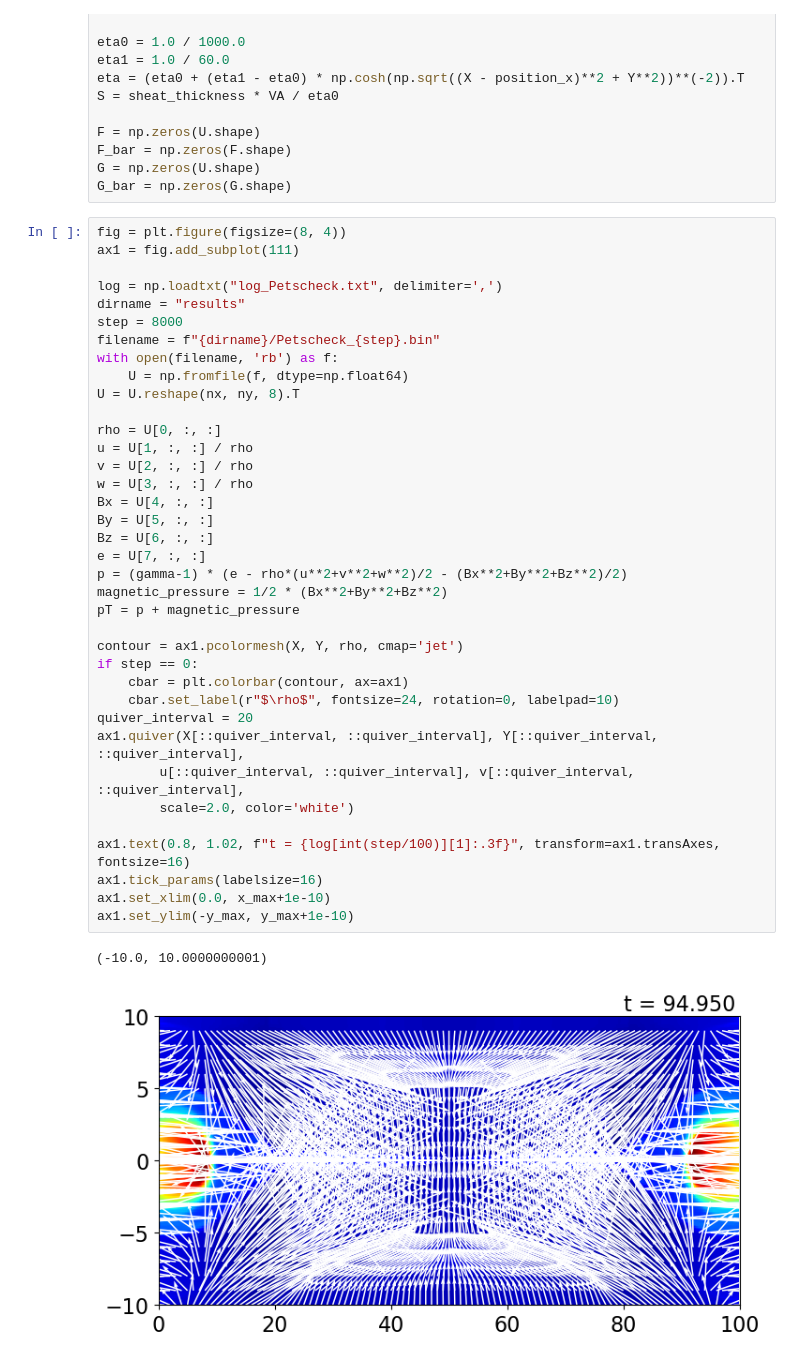
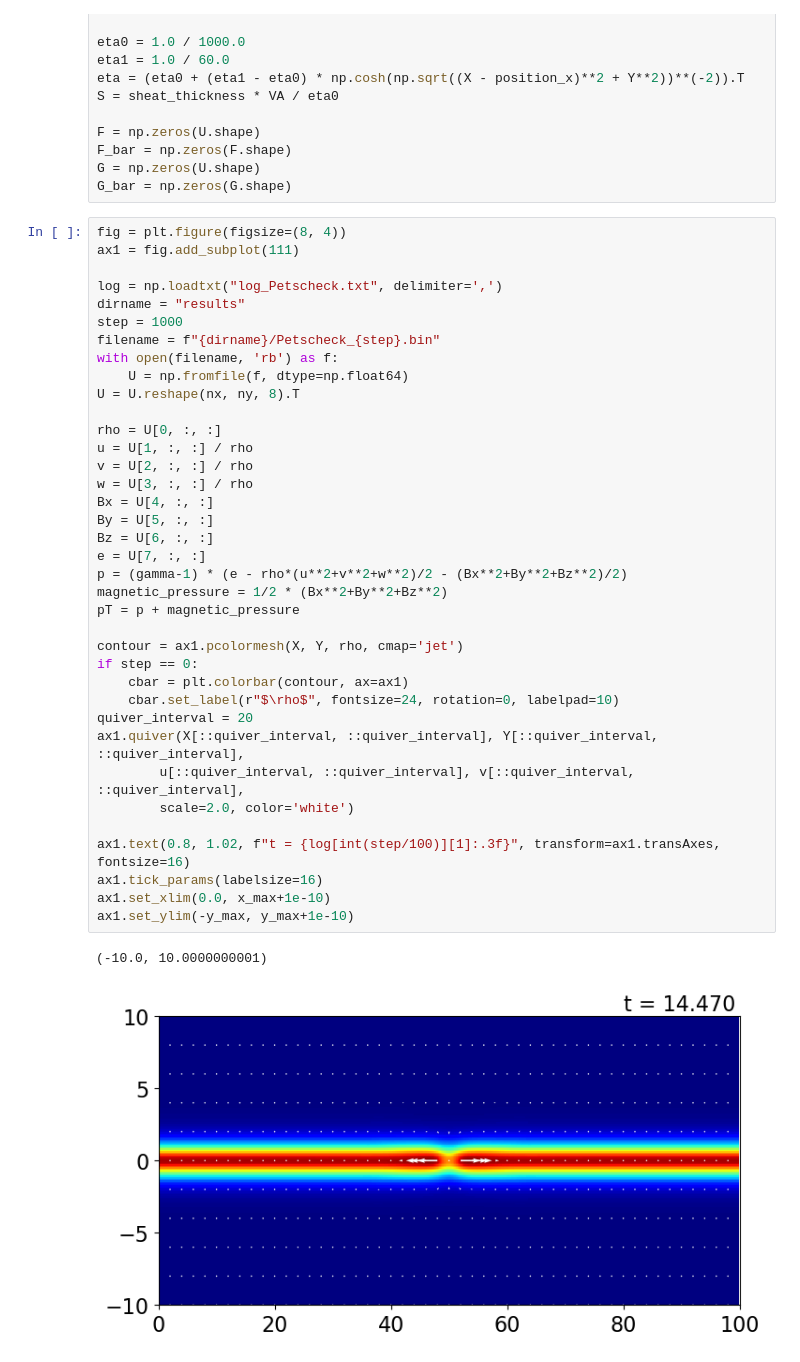
Before and after one commit to keita-akutagawa/ResistiveMHD_GPU, a Jupyter notebook: examples_2D/Petscheck/Petscheck.ipynb, the cells around one changed output. Saved outputs shown, nothing was run; the diff lists cells and outputs as text.

```diff
--- a/examples_2D/Petscheck/Petscheck.ipynb
+++ b/examples_2D/Petscheck/Petscheck.ipynb
@@ -57,40 +57,40 @@ ax1 = fig.add_subplot(111)
 
 log = np.loadtxt("log_Petscheck.txt", delimiter=',')
 dirname = "results"
-step = 8000
+step = 1000
 filename = f"{dirname}/Petscheck_{step}.bin"
 with open(filename, 'rb') as f:
     U = np.fromfile(f, dtype=np.float64)
 U = U.reshape(nx, ny, 8).T
 
 rho = U[0, :, :]
 u = U[1, :, :] / rho
 v = U[2, :, :] / rho
 w = U[3, :, :] / rho
 Bx = U[4, :, :]
 By = U[5, :, :]
 Bz = U[6, :, :]
 e = U[7, :, :]
 p = (gamma-1) * (e - rho*(u**2+v**2+w**2)/2 - (Bx**2+By**2+Bz**2)/2)
 magnetic_pressure = 1/2 * (Bx**2+By**2+Bz**2)
 pT = p + magnetic_pressure
 
 contour = ax1.pcolormesh(X, Y, rho, cmap='jet')
 if step == 0:
     cbar = plt.colorbar(contour, ax=ax1)
     cbar.set_label(r"$\rho$", fontsize=24, rotation=0, labelpad=10)
 quiver_interval = 20
 ax1.quiver(X[::quiver_interval, ::quiver_interval], Y[::quiver_interval, ::quiver_interval],
         u[::quiver_interval, ::quiver_interval], v[::quiver_interval, ::quiver_interval],
         scale=2.0, color='white')
 
 ax1.text(0.8, 1.02, f"t = {log[int(step/100)][1]:.3f}", transform=ax1.transAxes, fontsize=16)
 ax1.tick_params(labelsize=16)
 ax1.set_xlim(0.0, x_max+1e-10)
 ax1.set_ylim(-y_max, y_max+1e-10)
 # %% [output]
 (-10.0, 10.0000000001)
-[figure, old version]
+[figure, new version]
 # %%
 fig = plt.figure(figsize=(8, 4))
 ax1 = fig.add_subplot(111)
```
Also changed, not shown: parts of 1 cell of this notebook, 3 other files.
